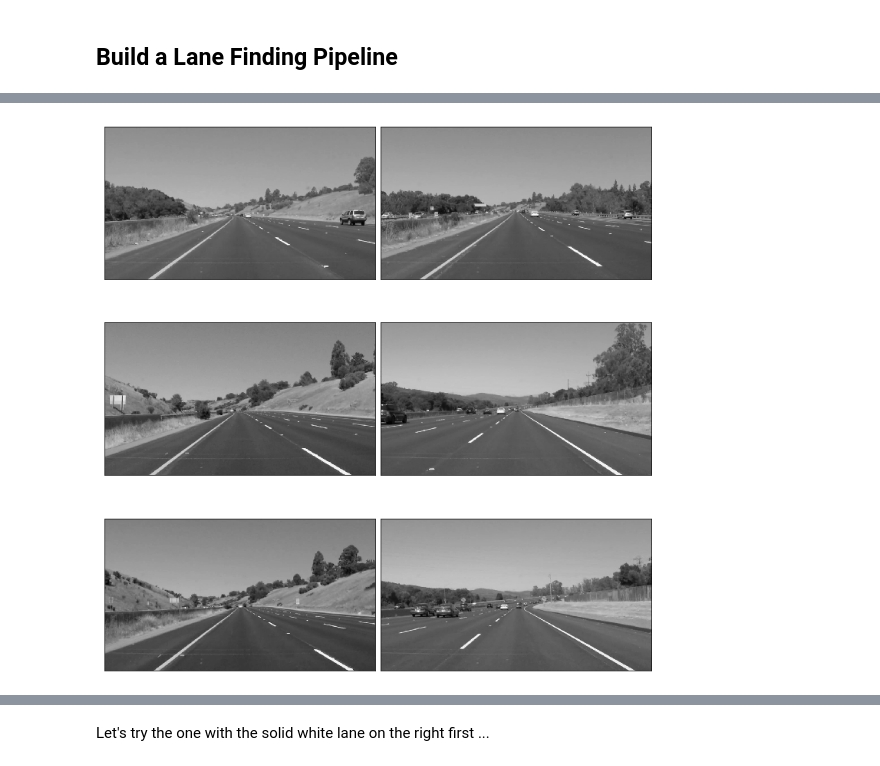
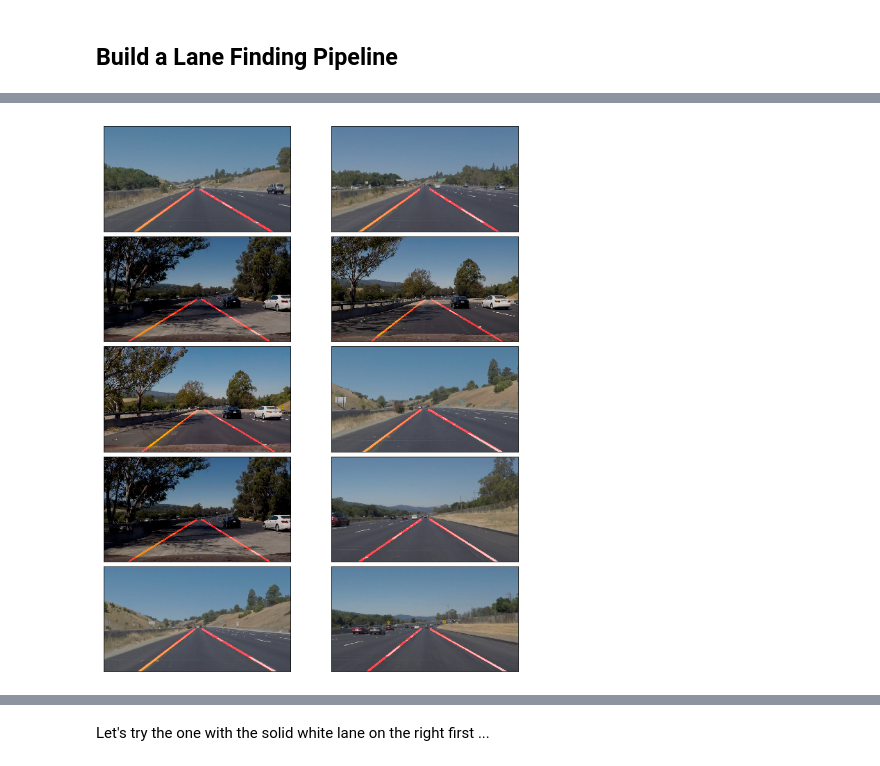
Before and after one commit to CZacker/self-driving-car-findline, a Jupyter notebook: P1.ipynb, the cells around one changed output, grey strips where cells are left out. Drawn from its saved outputs; the diff is of its cells as text; code cells hidden in the pictures.

```diff
--- a/P1.ipynb
+++ b/P1.ipynb
@@ -51,11 +37,11 @@ import cv2
 ## Read in an Image
 # %%
 #reading in an image
-image = mpimg.imread('test_images/solidWhiteRight.jpg')
+example_image = mpimg.imread('test_images/solidWhiteRight.jpg')
 
 #printing out some stats and plotting
-print('This image is:', type(image), 'with dimensions:', image.shape)
-plt.imshow(image)  # if you wanted to show a single color channel image called 'gray', for example, call as plt.imshow(gray, cmap='gray')
+print('This image is:', type(example_image), 'with dimensions:', example_image.shape)
+plt.imshow(example_image)  # if you wanted to show a single color channel image called 'gray', for example, call as plt.imshow(gray, cmap='gray')
 # %% [output]
 This image is: <class 'numpy.ndarray'> with dimensions: (540, 960, 3)
 <matplotlib.image.AxesImage at 0x...>
@@ -277,28 +284,31 @@ def show_images_list(images, cmap=None):
 # %%
+# TODO: Build your pipeline that will draw lane lines on the test_images
+# then save them to the test_images_output directory.
 def finding_pipeline(img):
     pre_img=img
-    img_gray=grayscale(img)
-    img=gaussian_blur(img_gray,5)
+    select_img=select_rgb_white_yellow(img)
+    img_gray=grayscale(select_img)
+    img=gaussian_blur(img_gray,15)
     img_canny=canny(img,50,150)
 
-    # first, define the polygon by vertices
-    rows, cols = image.shape[:2]
+    rows, cols = img.shape[:2]
     bottom_left  = [cols*0.1, rows*0.95]
-    top_left     = [cols*0.45, rows*0.6]
+    top_left     = [cols*0.4, rows*0.6]
     bottom_right = [cols*0.9, rows*0.95]
-    top_right    = [cols*0.55, rows*0.6]
+    top_right    = [cols*0.6, rows*0.6]
+    # define the polygon by vertices
     # the vertices are an array of polygons (i.e array of arrays) and the data type must be integer
 
     vertices = np.array([[bottom_left, top_left, top_right, bottom_right]], dtype=np.int32)
-    img=region_of_interest(img_canny,vertices)
+    cut_img=region_of_interest(img_canny,vertices)
 
-    rho = 2
+    rho = 1
     theta = np.pi / 180
-    threshold = 15
-    min_line_length = 40
-    max_line_gap = 20
+    threshold = 30
+    min_line_length = 100
+    max_line_gap = 300
 
-    lines = hough_lines(img, rho, theta, threshold, min_line_length, max_line_gap)
+    lines = hough_lines(cut_img, rho, theta, threshold, min_line_length, max_line_gap)
 
     img = weighted_img(lines, pre_img)
     return img
@@ -305,6 +338,14 @@ def finding_pipeline(img):
 # %%
+# import glob
+
+# test_images = [mpimg.imread(path) for path in glob.glob('test_images/*.jpg')]
+
+# show_images_list(list(map(lambda image:finding_pipeline(image),test_images)))
+
 test_images = [plt.imread(path) for path in glob.glob('test_images/*.jpg')]
 
-show_images_list(list(map(lambda image:grayscale(image),test_images)))
+# show_images_list(list(map(lambda image:grayscale(image),test_images)))
+
+show_images_list(list(map(lambda image:finding_pipeline(image),test_images)))
 # %% [output]
-[figure, old version]
+[figure, new version]
```
Also changed, not shown: parts of 23 cells of this notebook, 9 other files.
